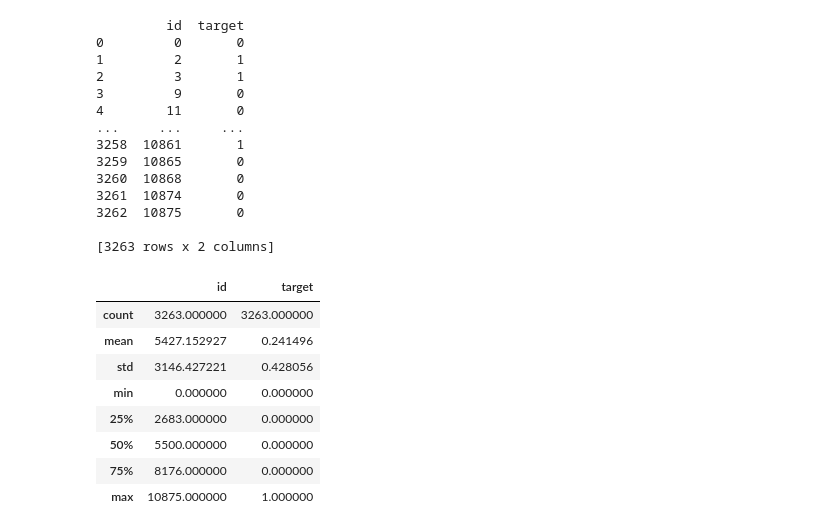
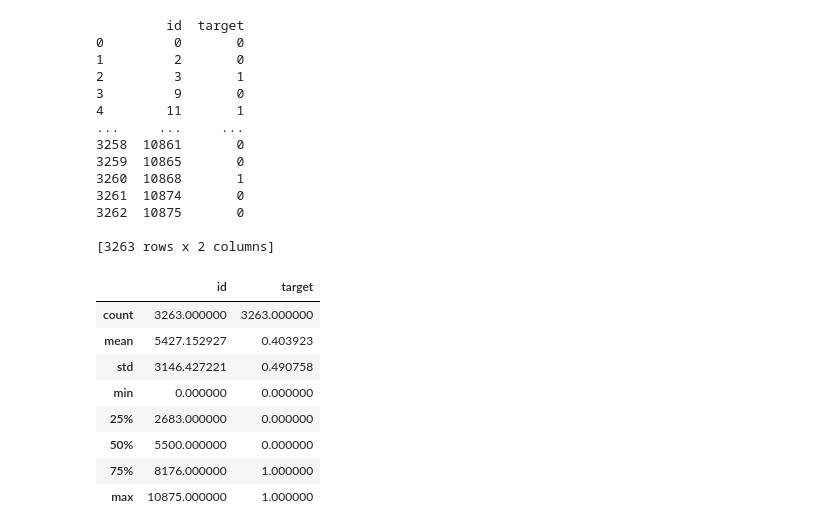
Before and after one commit to sidguigui/tweet_disaster, a Jupyter notebook: notebooks/BuildingDLModel.ipynb, the cells around one changed output. Saved outputs shown, nothing was run; the diff lists cells and outputs as text; code cells hidden in the pictures.

```diff
--- a/notebooks/BuildingDLModel.ipynb
+++ b/notebooks/BuildingDLModel.ipynb
@@ -3,7 +3,7 @@ import pandas as pd
 from NlpStudyFunctions import CleanDataframe
 from sklearn.model_selection import train_test_split
 
-train_df_raw = pd.read_csv(r'../train.csv')
+train_df_raw = pd.read_csv(r'../data/raw/train.csv')
 
 #clean the df
 train_df = CleanDataframe(train_df_raw,'text')
@@ -32,7 +25,7 @@ y_test = np.array(y_test)
 num_words = 10000
 
 # Using the Tokenizer class from Keras
-tokenizer = Tokenizer(num_words=num_words)
+tokenizer = Tokenizer(num_words=num_words, lower=False)
 tokenizer.fit_on_texts(x_train)
 
 # Convert x_train and x_test to lists of strings if they are not already in that format
@@ -125,5 +111,7 @@ Test Accuracy: 0.7571
 # %%
-test_df_raw = pd.read_csv(r'../test.csv')
+import keras
+
+test_df_raw = pd.read_csv(r'../data/raw/test.csv')
 
 # Clean the df
 text_test_df = CleanDataframe(test_df_raw,'text')
@@ -151,6 +139,7 @@ max_sequence_length = max(len(x) for x in test_df_sequences)
 # Pad sequences to the same length
 test_df_padded = pad_sequences(test_df_sequences, maxlen=max_sequence_length)
 
+model = keras.models.load_model(r'../models/DL_MODEL.keras')
 
 predictions = model.predict(test_df_padded)
 # %% [output]
@@ -176,39 +165,36 @@ binary_predictions = predictions['column_0']
 
 # Create the submission DataFrame
 submission = pd.DataFrame({'id': test_df_raw['id'], 'target': binary_predictions})
-
-# Display the submission DataFrame
-print(submission)
 # %% [output]
          id  target
 0         0       0
-1         2       1
+1         2       0
 2         3       1
 3         9       0
-4        11       0
+4        11       1
 ...     ...     ...
-3258  10861       1
+3258  10861       0
 3259  10865       0
-3260  10868       0
+3260  10868       1
 3261  10874       0
 3262  10875       0
 
 [3263 rows x 2 columns]
 # %%
-submission.to_csv(r'../submission.csv',index=False)
+submission.to_csv(r'../data/final/submission.csv',index=False)
+
+submission = pd.read_csv(r'../data/final/submission.csv')
+submission.describe()
+# %% [output]
+|  | id | target |
+| count | 3263.000000 | 3263.000000 |
+| mean | 5427.152927 | 0.403923 |
+| std | 3146.427221 | 0.490758 |
+| min | 0.000000 | 0.000000 |
+| 25% | 2683.000000 | 0.000000 |
+| 50% | 5500.000000 | 0.000000 |
+| 75% | 8176.000000 | 1.000000 |
+| max | 10875.000000 | 1.000000 |
-# %%
-submission = pd.read_csv(r'../submission.csv')
-submission.describe()
-# %% [output]
-|  | id | target |
-| count | 3263.000000 | 3263.000000 |
-| mean | 5427.152927 | 0.241496 |
-| std | 3146.427221 | 0.428056 |
-| min | 0.000000 | 0.000000 |
-| 25% | 2683.000000 | 0.000000 |
-| 50% | 5500.000000 | 0.000000 |
-| 75% | 8176.000000 | 0.000000 |
-| max | 10875.000000 | 1.000000 |
 # %%
 import kaggle
 
```
Also changed, not shown: parts of 7 cells of this notebook, 3 other files.
